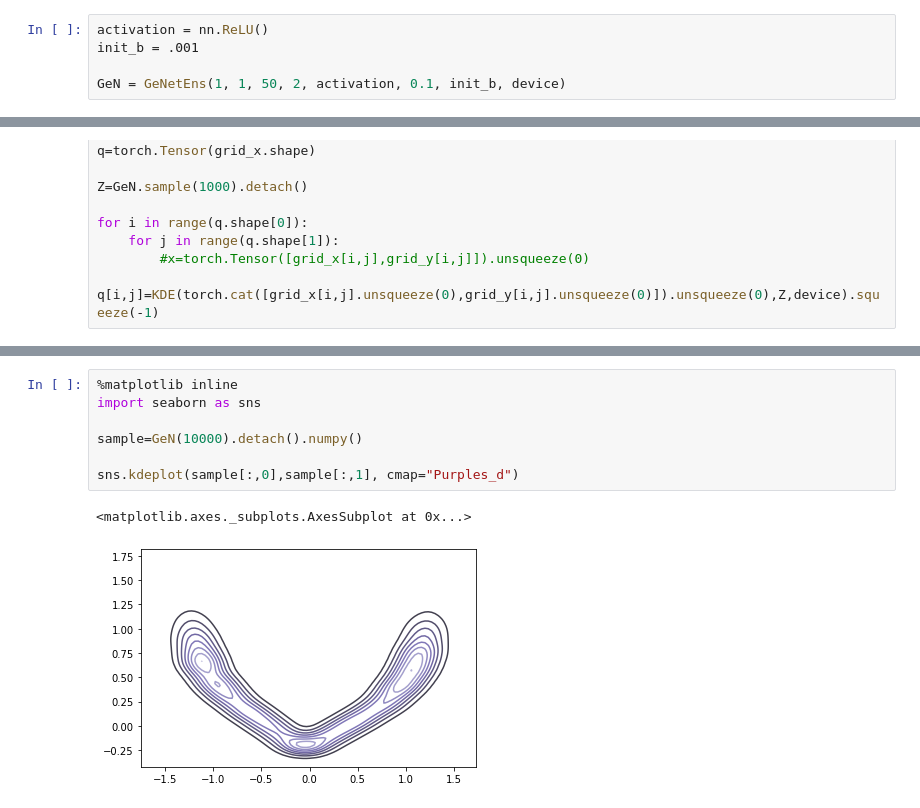
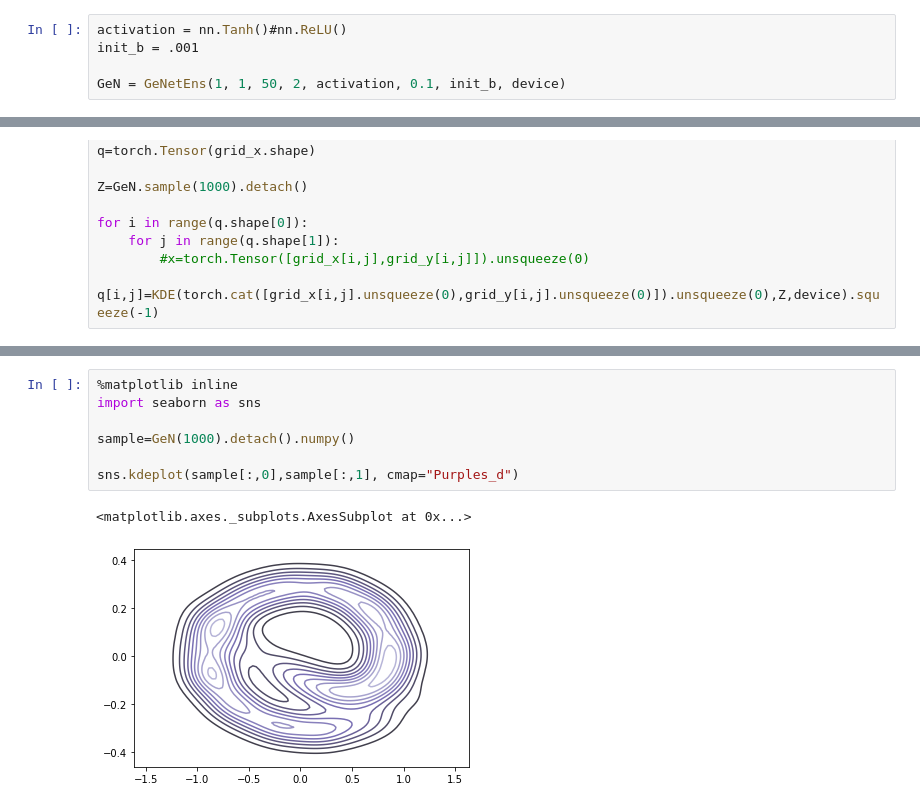
Before and after one commit to cortax/BayesianNN, a Jupyter notebook: GeNVI_toy_examples_2D.ipynb, the cells around one changed output, grey strips where cells are left out. Cells and saved outputs as stored; diff of their text form.

```diff
--- a/GeNVI_toy_examples_2D.ipynb
+++ b/GeNVI_toy_examples_2D.ipynb
@@ -117,7 +144,7 @@ plt.axis('scaled')
 # %% [markdown]
 # AE-Variational Distribution #
 # %%
-activation = nn.ReLU()
+activation = nn.Tanh()#nn.ReLU()
 init_b = .001
 
 GeN = GeNetEns(1, 1, 50, 2, activation, 0.1, init_b, device)
@@ -210,10 +235,10 @@ plt.show()
 # %%
 %matplotlib inline
 import seaborn as sns
 
-sample=GeN(10000).detach().numpy()
+sample=GeN(1000).detach().numpy()
 
 sns.kdeplot(sample[:,0],sample[:,1], cmap="Purples_d")
 # %% [output]
 <matplotlib.axes._subplots.AxesSubplot at 0x...>
-[figure, old version]
+[figure, new version]
```
Also changed, not shown: parts of 7 cells of this notebook, 2 other files.
